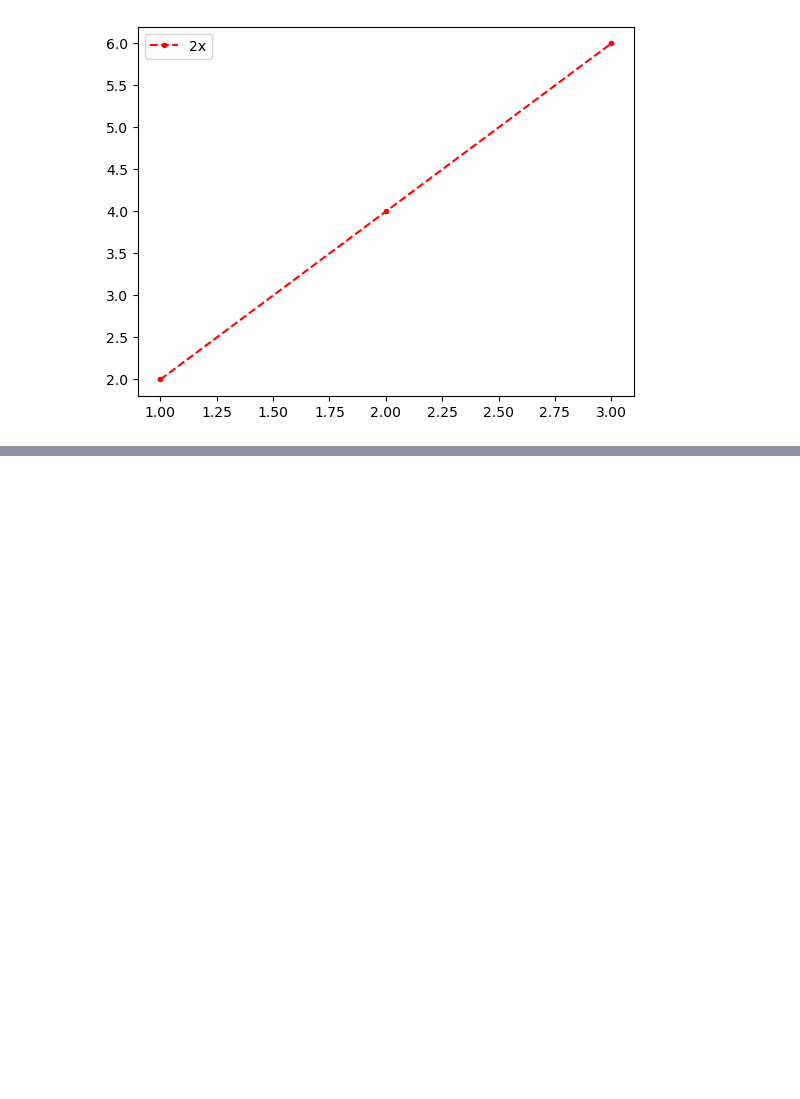
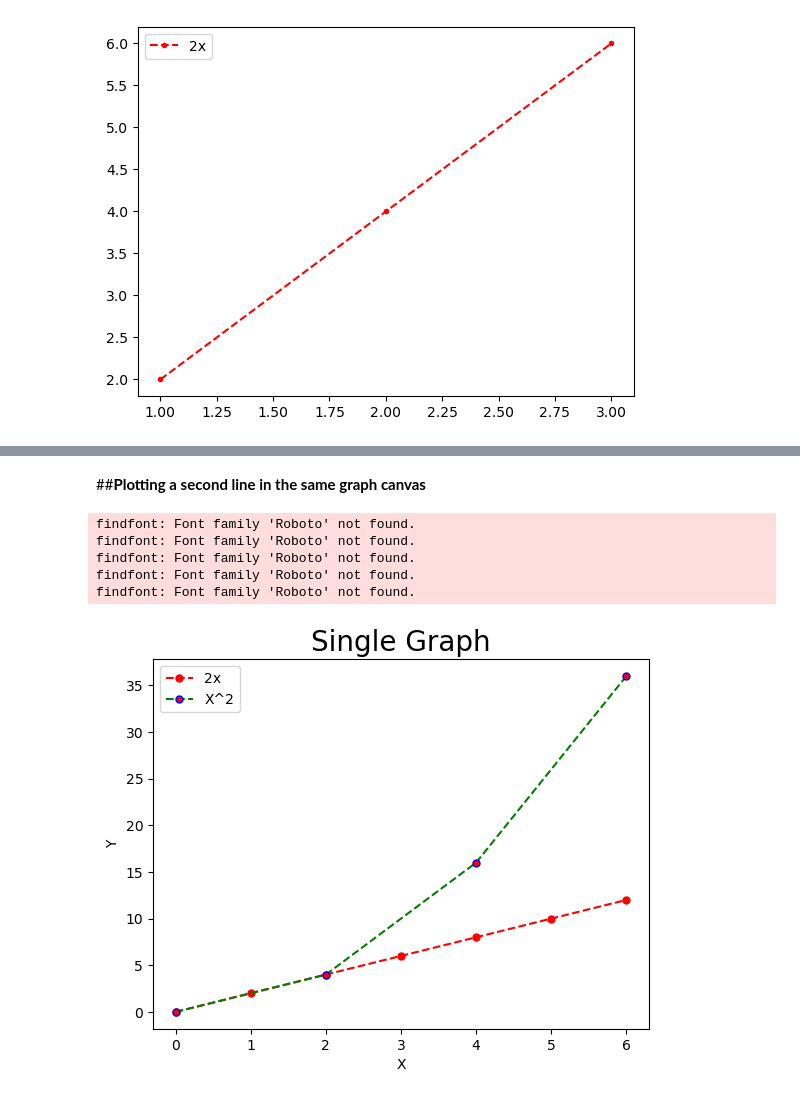
Before and after one commit to codeefy/Python-For-Data-Science, a Jupyter notebook: Matplotlib.ipynb, the cells around one changed output, grey strips where cells are left out. Saved outputs shown, nothing was run; the diff lists cells and outputs as text; code cells hidden in the pictures; blank space fills up the shorter version.

```diff
--- a/Matplotlib.ipynb
+++ b/Matplotlib.ipynb
@@ -61,0 +84,31 @@ plt.show()
+# %% [markdown]
+##**Plotting a second line in the same graph canvas**
+# %%
+plt.xlabel("X") #sets the labelling for both the X and the Y axes
+plt.ylabel("Y")
+
+plt.title("Single Graph",fontdict = {"fontname" : "Roboto", "fontsize" : 20}) #colab doesn't contain the fonts so it defaults to one.
+
+x = [0,1,2,3,4,5, 6]
+y = [0,2,4,6,8,10,12]
+
+
+plt.plot(x, y, 'r.--', label="2x", markersize = 10) #plotting the graph, for which we set up the variables earlier
+
+x1 = list(np.arange(0,8,2))
+y1 = np.square(x1) #useful numpy command to square all the elements of the array
+
+xtick = x1[::2] #using list slicing to generate step values.
+ytick = y1[::2]
+
+
+plt.plot(x1,y1,'g.--',label = "X^2", markeredgecolor = 'b', mfc = 'r', markersize = 10)
+plt.legend()
+plt.show()
+# %% [output]
+findfont: Font family 'Roboto' not found.
+findfont: Font family 'Roboto' not found.
+findfont: Font family 'Roboto' not found.
+findfont: Font family 'Roboto' not found.
+findfont: Font family 'Roboto' not found.
+[figure, added]
```
Also changed, not shown: parts of 2 cells of this notebook.
